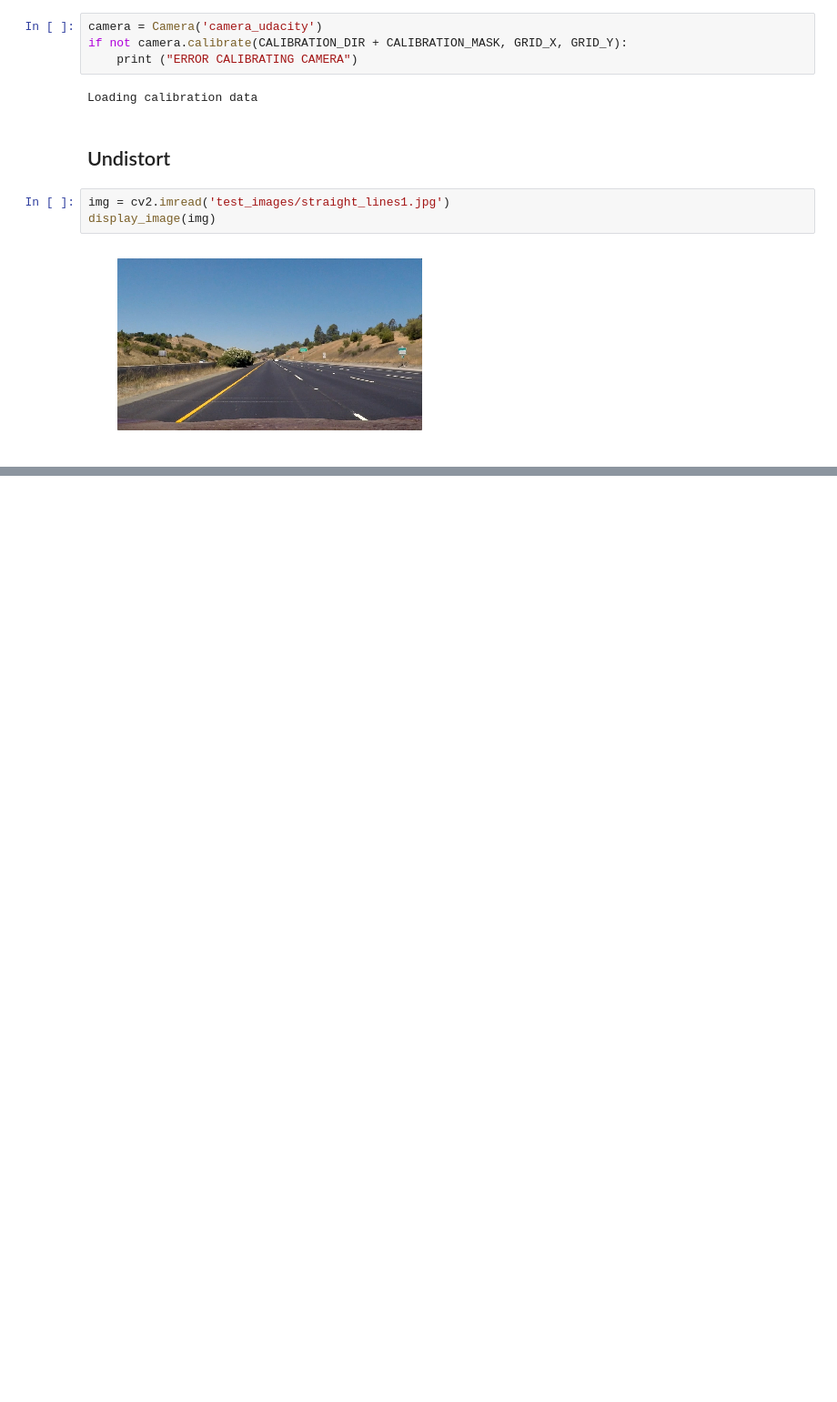
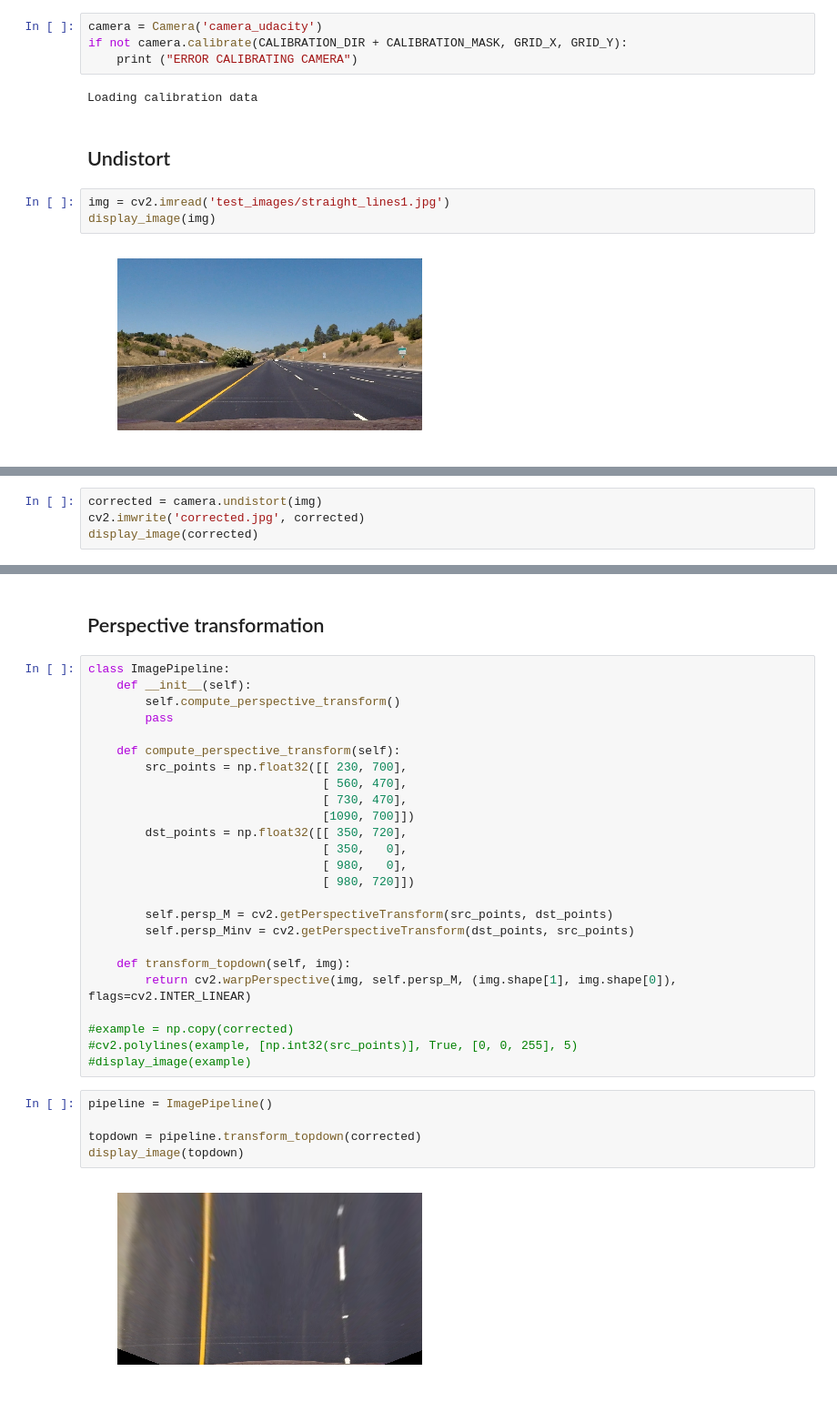
Before and after one commit to JohanSmet/udacity_carnd, a Jupyter notebook: AdvancedLaneDetection.ipynb, the cells around one changed output, grey strips where cells are left out. Shown at 91% size. Drawn from its saved outputs; the diff is of its cells as text; blank space fills up the shorter version.

Commit message:
Topdown perspective transformation

```diff
--- a/AdvancedLaneDetection.ipynb
+++ b/AdvancedLaneDetection.ipynb
@@ -126,0 +123,4 @@ display_image(camera.undistort(img))
+# %%
+corrected = camera.undistort(img)
+cv2.imwrite('corrected.jpg', corrected)
+display_image(corrected)
@@ -126,0 +129,34 @@ display_image(camera.undistort(img))
+# %% [markdown]
+## Perspective transformation
+# %%
+class ImagePipeline:
+    def __init__(self):
+        self.compute_perspective_transform()
+        pass
+
+    def compute_perspective_transform(self):
+        src_points = np.float32([[ 230, 700],
+                                 [ 560, 470],
+                                 [ 730, 470],
+                                 [1090, 700]])
+        dst_points = np.float32([[ 350, 720],
+                                 [ 350,   0],
+                                 [ 980,   0],
+                                 [ 980, 720]])
+
+        self.persp_M = cv2.getPerspectiveTransform(src_points, dst_points)
+        self.persp_Minv = cv2.getPerspectiveTransform(dst_points, src_points)
+
+    def transform_topdown(self, img):
+        return cv2.warpPerspective(img, self.persp_M, (img.shape[1], img.shape[0]), flags=cv2.INTER_LINEAR)
+
+#example = np.copy(corrected)
+#cv2.polylines(example, [np.int32(src_points)], True, [0, 0, 255], 5)
+#display_image(example)
+# %%
+pipeline = ImagePipeline()
+
+topdown = pipeline.transform_topdown(corrected)
+display_image(topdown)
+# %% [output]
+[figure, added]
```
Also changed, not shown: parts of 2 cells of this notebook.
